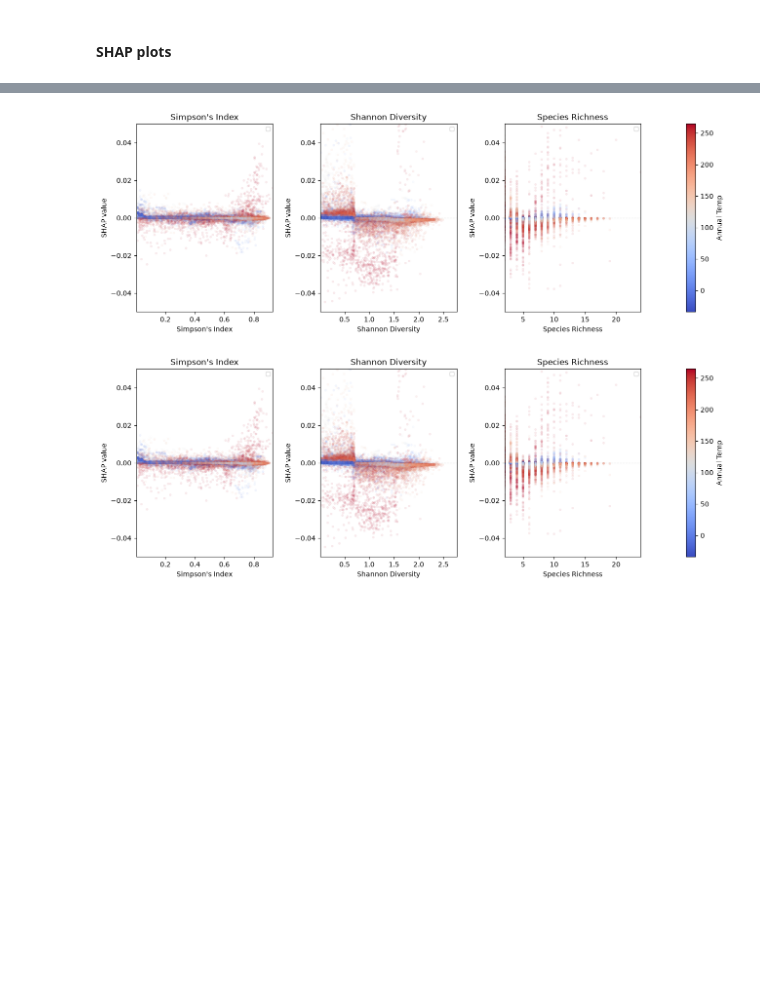
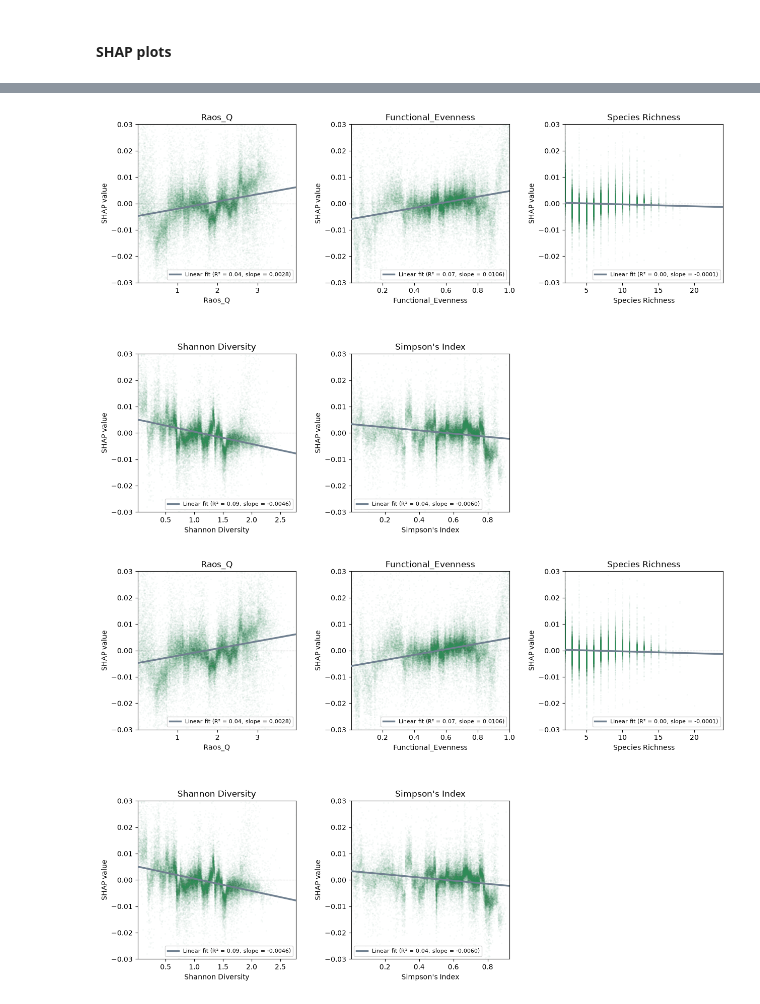
Before and after one commit to qiulinlx/FD_Stability, a Jupyter notebook: global_explainability.ipynb, the cells around one changed output, grey strips where cells are left out. Saved outputs shown, nothing was run; the diff lists cells and outputs as text; code cells hidden in the pictures; blank space fills up the shorter version.

```diff
--- a/global_explainability.ipynb
+++ b/global_explainability.ipynb
@@ -441,7 +471,14 @@ fd_df.dropna(subset=['transformed npp', 'Raos_Q', 'Functional_Evenness', 'Soil M
                     'Species Richness', 'Shannon Diversity', "Simpson's Index", "pet_std"], inplace=True)
 fd_df = fd_df[fd_df["treecover2000"] > 60]
 
+
 fd_df.drop_duplicates(subset=['PID'], inplace=True)
+
+npp_df=pd.read_csv('data/processed/PID_npp_volatility.csv')
+
+npp_df=npp_df[['PID', 'mean']]
+
+fd_df=fd_df.merge(npp_df, on='PID', how='left')
 
 ecoregions=cval.process_ecoregion("data/Ecoregions/Ecoregions2017.shp")
 
@@ -454,12 +491,12 @@ biome_dfs = {k: v for k, v in fd_df.groupby('biome')}
 
 fd_df = fd_df[fd_df["WSCI"] != 0]
 
-
 X=fd_df.drop(columns=['transformed npp','Functional_Richness', 'PID', 'lat', 'lon', 'biome', 'treecover2000'])
 X1=fd_df.drop(columns=['transformed npp','Functional_Richness', 'PID', 'lat', 'lon','treecover2000'])
 y=fd_df['transformed npp'].values
 scaler= StandardScaler()
 scaler.fit_transform(X)
+
 X = pd.DataFrame(
     X,
     columns=scaler.feature_names_in_
@@ -697,11 +1039,12 @@ diversity_vars = ['Raos_Q', 'Functional_Evenness', 'Species Richness'
 <Figure size 640x480 with 0 Axes>
 # %%
-diversity_vars = ["Simpson's Index", 'Shannon Diversity', 'Species Richness']
+diversity_vars = ['Raos_Q', 'Functional_Evenness', 'Species Richness', 'Shannon Diversity', "Simpson's Index"]
 
-plot_shap_with_spline_stats_v4(shap_vals, X1, diversity_vars)
+# plot_shap_with_spline_stats_v5(shap_vals, X1, diversity_vars, biome_map=biome_colors)
+plot_shap_with_line_stats_v4(shap_vals, X1, diversity_vars)
 # %% [output]
-[figure, old version]
+[figure, new version]
-[figure, old version]
+[figure, new version]
 # %%
 import matplotlib.pyplot as plt
 
```
Also changed, not shown: parts of 18 cells of this notebook, 12 other files.
